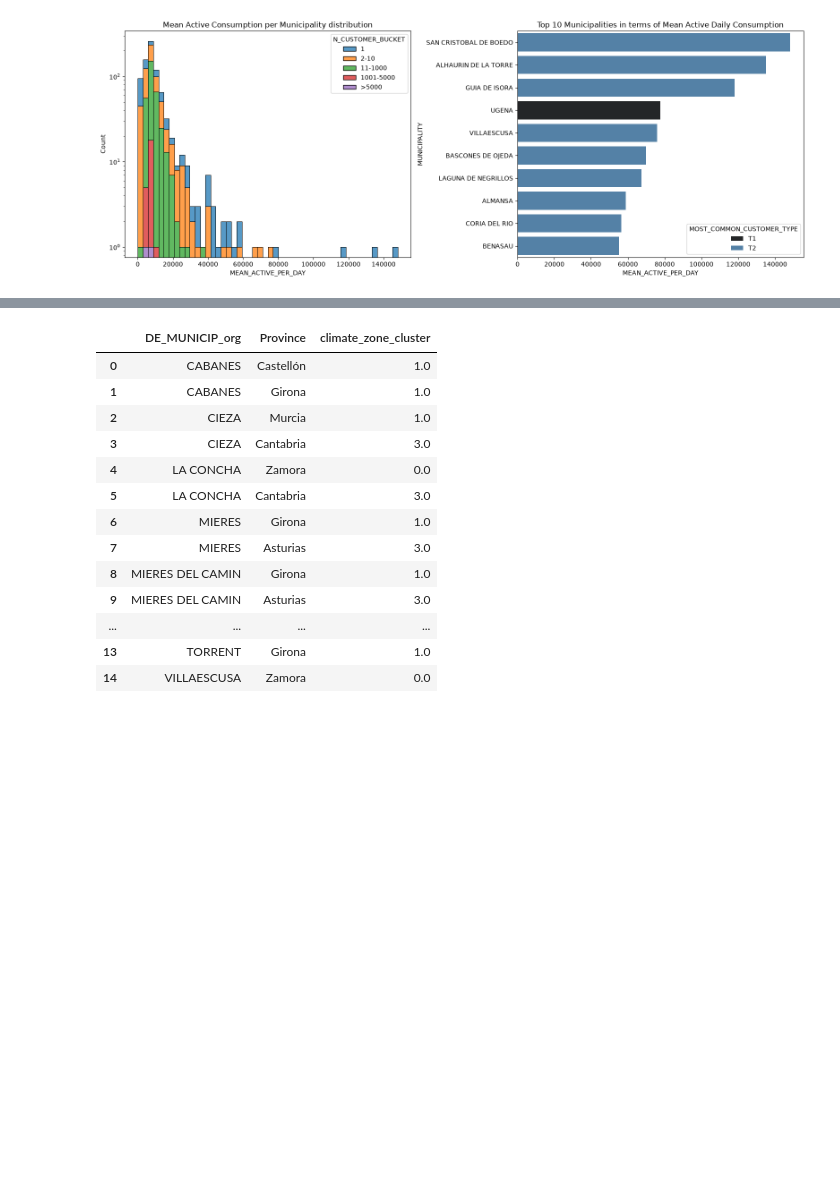
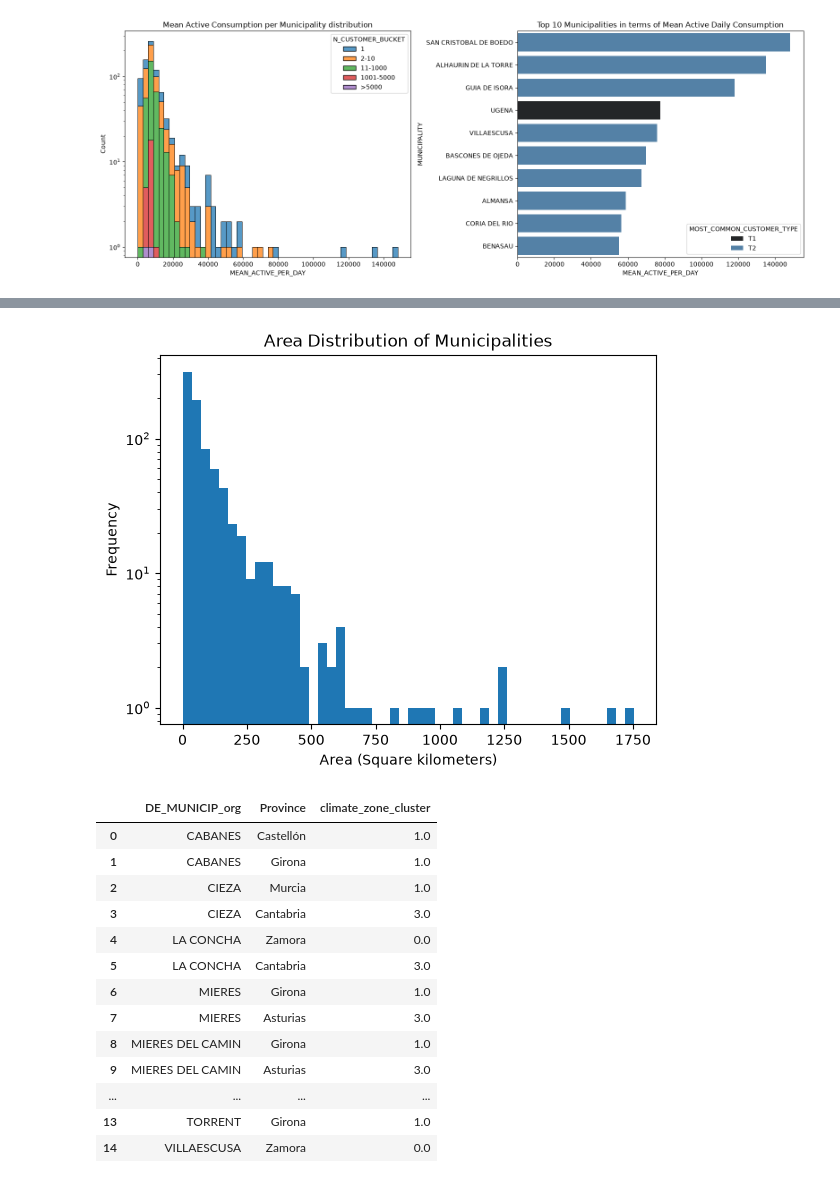
Before and after one commit to reem-naji/potential-fortnight, a Jupyter notebook: notebooks/data_analysis.ipynb, the cells around one changed output, grey strips where cells are left out. Saved outputs shown, nothing was run; the diff lists cells and outputs as text; code cells hidden in the pictures; blank space fills up the shorter version.

```diff
--- a/notebooks/data_analysis.ipynb
+++ b/notebooks/data_analysis.ipynb
@@ -910,6 +910,15 @@ shape: (5, 31)
 | 2 | "ABRERA" | 8001 | 41.516398 | 1.901569 | 106.0 | "ES51" | "Cataluña" | 8.0 | "Barcelona" | ... |
 | 3 | "ACEBEDO" | 24001 | 43.040732 | -5.115871 | 1148.0 | "ES41" | "Castilla y León" | 24.0 | "León" | ... |
 | 4 | "ACEUCHAL" | 6002 | 38.647755 | -6.487251 | 303.0 | "ES43" | "Extremadura" | 6.0 | "Badajoz" | ... |
+# %%
+munis_df = munis.to_pandas()
+munis_df['area'].plot(kind='hist', bins=50)
+plt.xlabel('Area (Square kilometers)')
+plt.title('Area Distribution of Municipalities')
+plt.yscale('log')
+plt.show()
+# %% [output]
+[figure, added]
 # %%
 duplicate_munis = munis.filter(pl.col("DE_MUNICIP_org").is_duplicated()==True).to_pandas()
 duplicate_munis[["DE_MUNICIP_org", "Province", "climate_zone_cluster"]]
```
Also changed, not shown: parts of 7 cells of this notebook.
